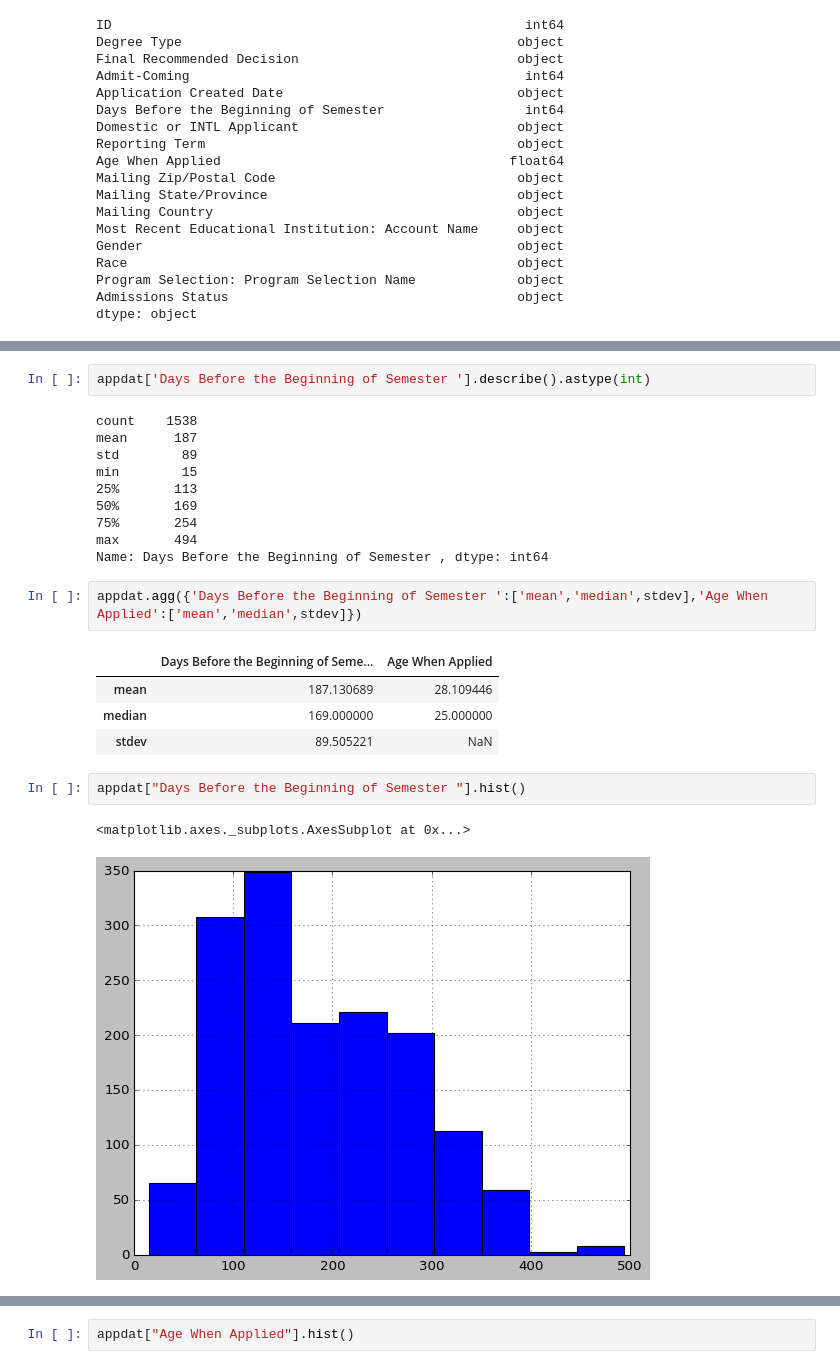
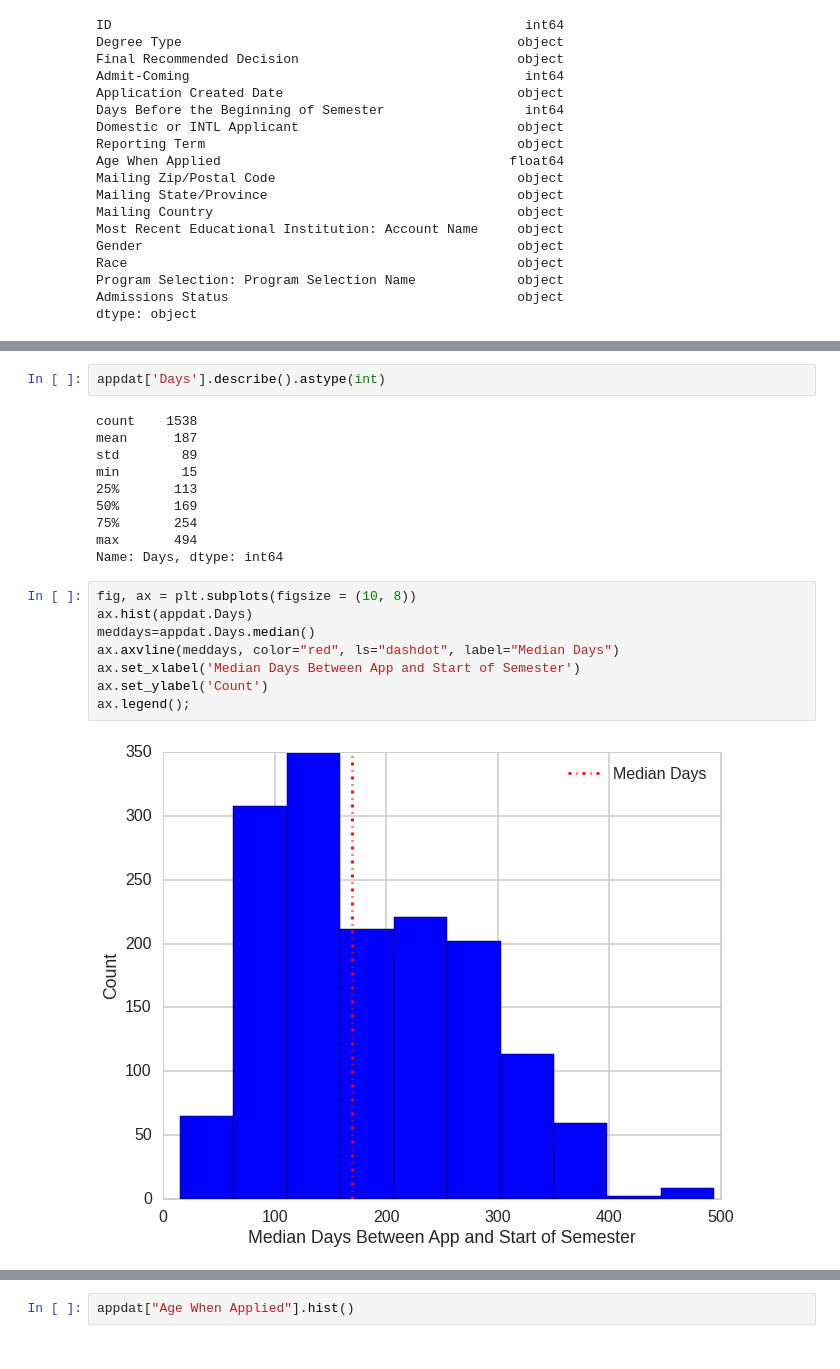
Before and after one commit to theaok/vis-sp23-ewattudo, a Jupyter notebook: ps3.ipynb, the cells around one changed output, grey strips where cells are left out. Drawn from its saved outputs; the diff is of its cells as text.

```diff
--- a/ps3.ipynb
+++ b/ps3.ipynb
@@ -122,5 +156,5 @@ dtype: object
 # %%
-appdat['Days Before the Beginning of Semester '].describe().astype(int)
+appdat['Days'].describe().astype(int)
 # %% [output]
 count    1538
 mean      187
@@ -130,16 +164,14 @@ min        15
 50%       169
 75%       254
 max       494
-Name: Days Before the Beginning of Semester , dtype: int64
+Name: Days, dtype: int64
-# %%
-appdat.agg({'Days Before the Beginning of Semester ':['mean','median',stdev],'Age When Applied':['mean','median',stdev]})
-# %% [output]
-|  | Days Before the Beginning of Seme... | Age When Applied |
-| mean | 187.130689 | 28.109446 |
-| median | 169.000000 | 25.000000 |
-| stdev | 89.505221 | NaN |
-# %%
-appdat["Days Before the Beginning of Semester "].hist()
-# %% [output]
-<matplotlib.axes._subplots.AxesSubplot at 0x...>
-[figure, removed]
+# %%
+fig, ax = plt.subplots(figsize = (10, 8))
+ax.hist(appdat.Days)
+meddays=appdat.Days.median()
+ax.axvline(meddays, color="red", ls="dashdot", label="Median Days")
+ax.set_xlabel('Median Days Between App and Start of Semester')
+ax.set_ylabel('Count')
+ax.legend();
+# %% [output]
+[figure, added]
```
Also changed, not shown: parts of 13 cells of this notebook.
